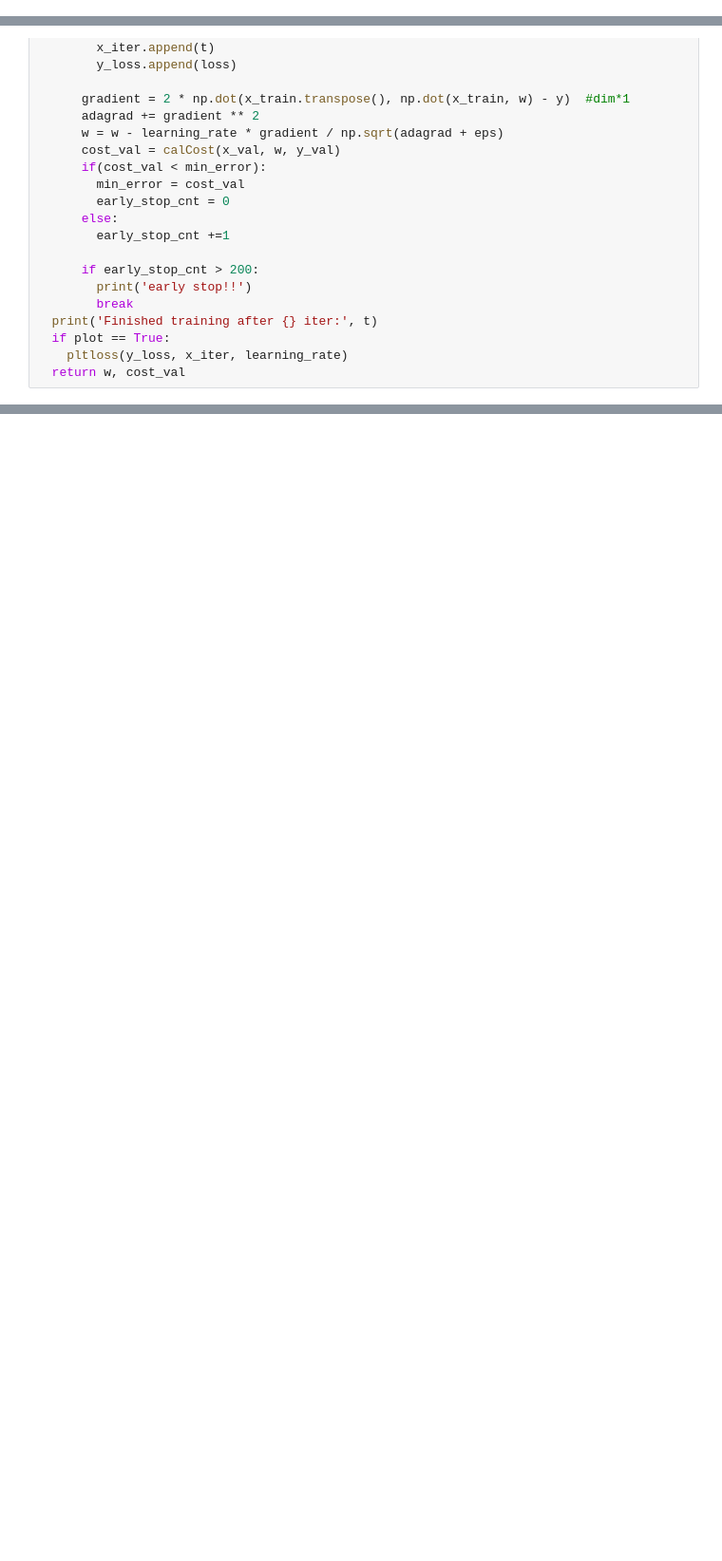
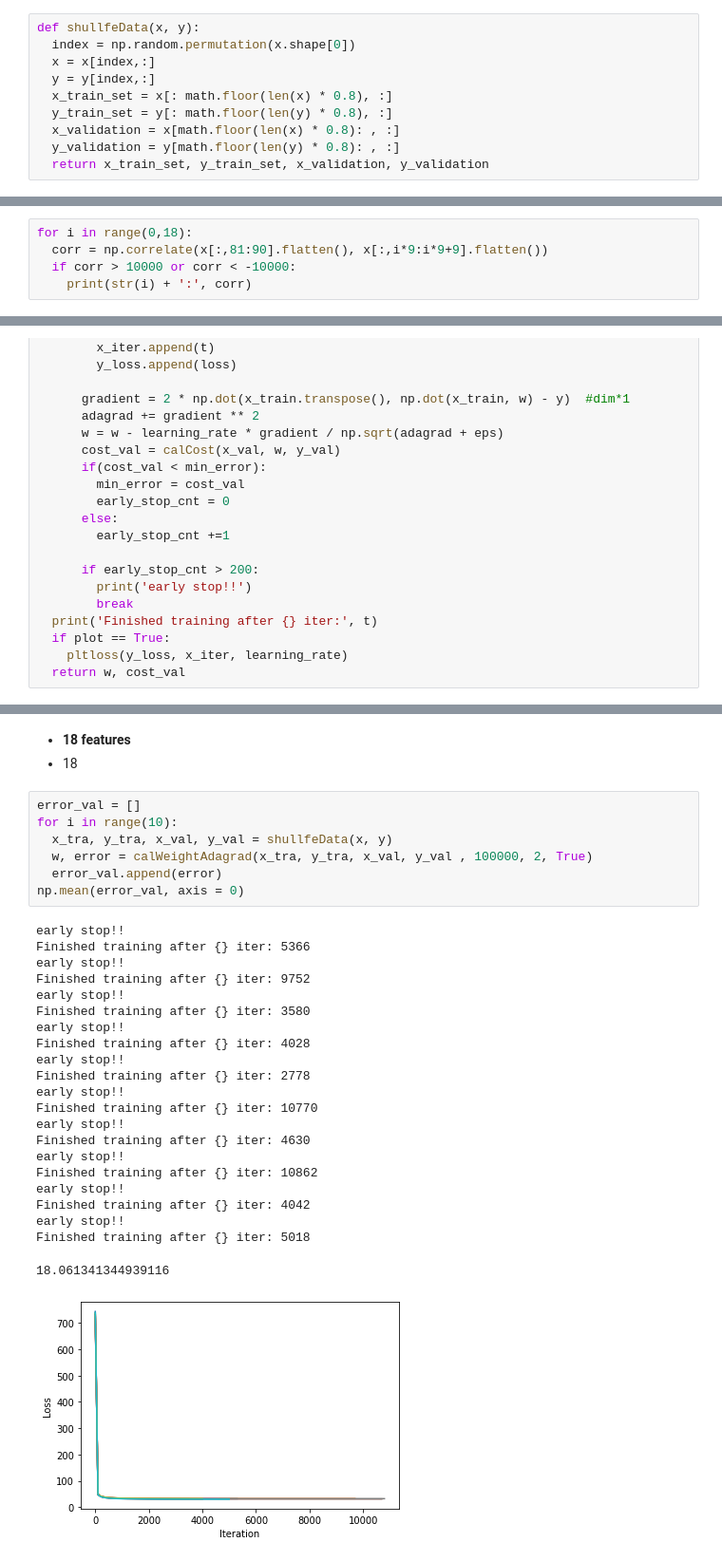
Before and after one commit to WilhelmSonne55/ML2020_NTU, a Jupyter notebook: hw1/playground.ipynb, the cells around one changed output, grey strips where cells are left out. Shown at 95% size. Cells and saved outputs as stored; diff of their text form; blank space fills up the shorter version.

```diff
--- a/hw1/playground.ipynb
+++ b/hw1/playground.ipynb
@@ -37,3 +113,13 @@ for i in range(len(x)): #12 * 471
+# %%
+def shullfeData(x, y):
+  index = np.random.permutation(x.shape[0])
+  x = x[index,:]
+  y = y[index,:]
+  x_train_set = x[: math.floor(len(x) * 0.8), :]
+  y_train_set = y[: math.floor(len(y) * 0.8), :]
+  x_validation = x[math.floor(len(x) * 0.8): , :]
+  y_validation = y[math.floor(len(y) * 0.8): , :]
+  return x_train_set, y_train_set, x_validation, y_validation
 # %%
 import math
 x_train_set = x[: math.floor(len(x) * 0.8), :]
@@ -68,0 +158,5 @@ print(len(y_validation))
+# %%
+for i in range(0,18):
+  corr = np.correlate(x[:,81:90].flatten(), x[:,i*9:i*9+9].flatten())
+  if corr > 10000 or corr < -10000:
+    print(str(i) + ':', corr)
@@ -119,0 +294,33 @@ def calWeightAdagrad(x, y, x_val, y_val, iter_time, learning_rate, plot = False)
+# %% [markdown]
+* **18 features**
+* 18
+# %%
+error_val = []
+for i in range(10):
+  x_tra, y_tra, x_val, y_val = shullfeData(x, y)
+  w, error = calWeightAdagrad(x_tra, y_tra, x_val, y_val , 100000, 2, True)
+  error_val.append(error)
+np.mean(error_val, axis = 0)
+# %% [output]
+early stop!!
+Finished training after {} iter: 5366
+early stop!!
+Finished training after {} iter: 9752
+early stop!!
+Finished training after {} iter: 3580
+early stop!!
+Finished training after {} iter: 4028
+early stop!!
+Finished training after {} iter: 2778
+early stop!!
+Finished training after {} iter: 10770
+early stop!!
+Finished training after {} iter: 4630
+early stop!!
+Finished training after {} iter: 10862
+early stop!!
+Finished training after {} iter: 4042
+early stop!!
+Finished training after {} iter: 5018
+18.061341344939116
+[figure, added]
```
Also changed, not shown: parts of 99 cells of this notebook.
